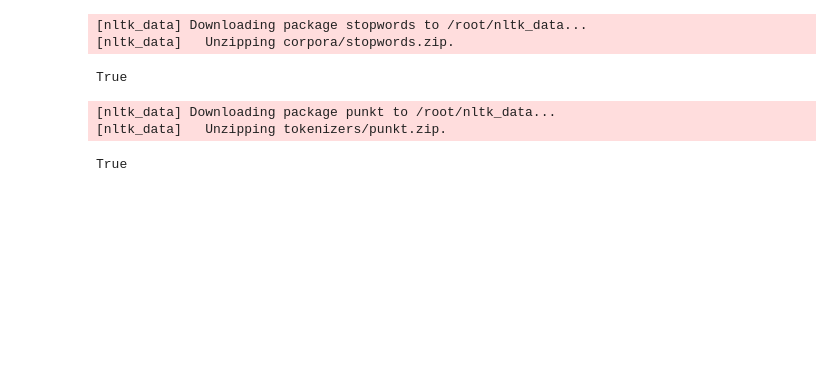
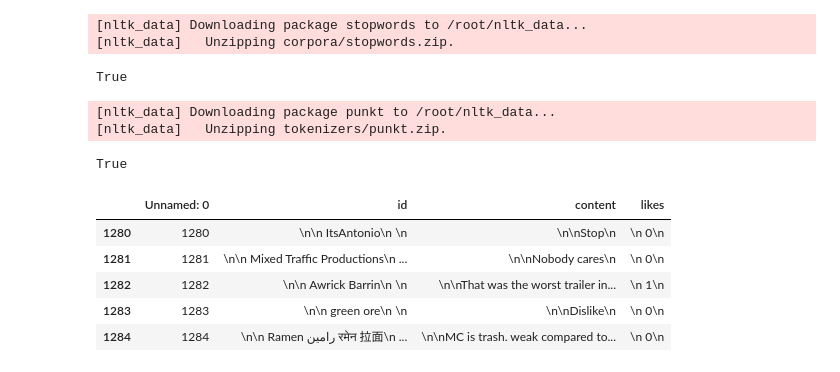
Before and after one commit to jiyaa29/Multicampus-Weekly-Project, a Jupyter notebook: 자연어 처리/유튜브댓글시각화.ipynb, the cells around one changed output. Saved outputs shown, nothing was run; the diff lists cells and outputs as text; code cells hidden in the pictures; blank space fills up the shorter version.

```diff
--- a/자연어 처리/유튜브댓글시각화.ipynb
+++ b/자연어 처리/유튜브댓글시각화.ipynb
@@ -29,3 +29,13 @@ nltk.download('punkt')
 [nltk_data] Downloading package punkt to /root/nltk_data...
 [nltk_data]   Unzipping tokenizers/punkt.zip.
 True
+# %%
+df = pd.read_csv("/content/sample_data/youtube_crawling.csv")
+df.tail()
+# %% [output]
+|  | Unnamed: 0 | id | content | likes |
+| 1280 | 1280 | \n\n ItsAntonio\n \n | \n\nStop\n | \n 0\n |
+| 1281 | 1281 | \n\n Mixed Traffic Productions\n ... | \n\nNobody cares\n | \n 0\n |
+| 1282 | 1282 | \n\n Awrick Barrin\n \n | \n\nThat was the worst trailer in... | \n 1\n |
+| 1283 | 1283 | \n\n green ore\n \n | \n\nDislike\n | \n 0\n |
+| 1284 | 1284 | \n\n Ramen رامين रमेन 拉面\n ... | \n\nMC is trash. weak compared to... | \n 0\n |
```
Also changed, not shown: parts of 12 cells of this notebook.
